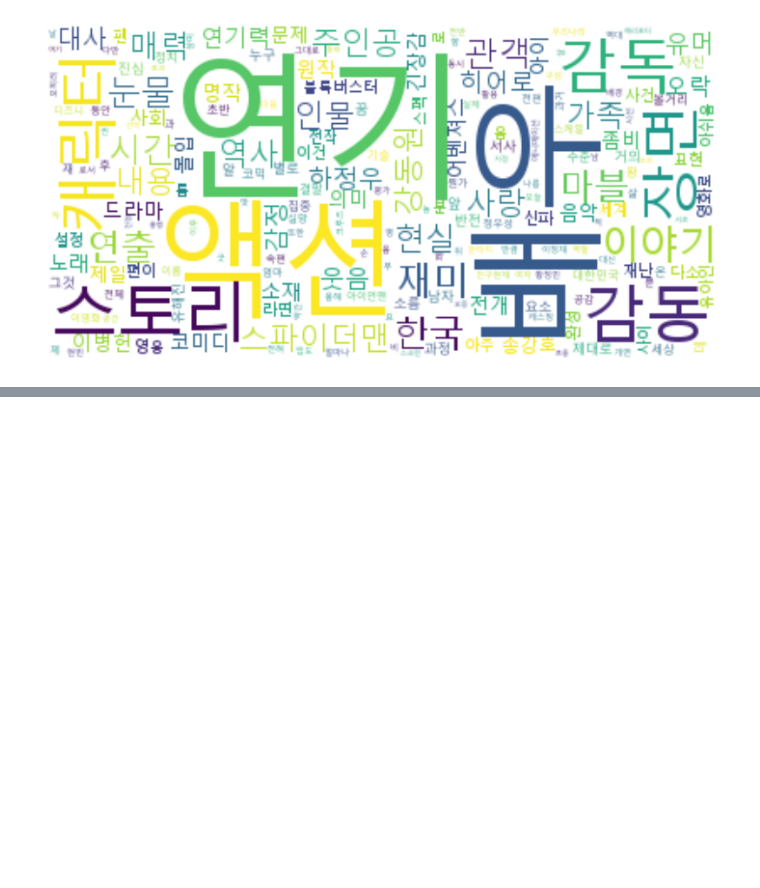
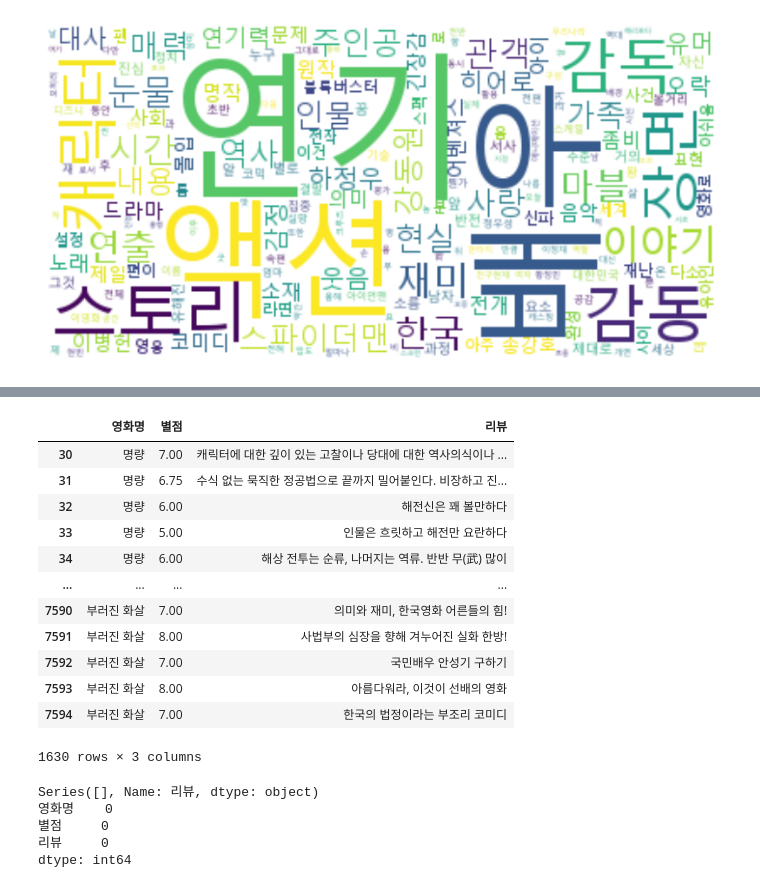
Before and after one commit to wonyounging/1_Project, a Jupyter notebook: 분석_역대 영화 리뷰 워드 클라우드.ipynb, the cells around one changed output, grey strips where cells are left out. Saved outputs shown, nothing was run; the diff lists cells and outputs as text; code cells hidden in the pictures; blank space fills up the shorter version.

```diff
--- a/분석_역대 영화 리뷰 워드 클라우드.ipynb
+++ b/분석_역대 영화 리뷰 워드 클라우드.ipynb
@@ -251,0 +288,29 @@ plt.show()
+# %%
+# 평론가(영화명, 평점, 리뷰)
+critic_msr_list = []
+critic_msr_list = critic_data.iloc[:,[1,6,7]]
+critic_msr_list
+# %% [output]
+|  | 영화명 | 별점 | 리뷰 |
+| 30 | 명량 | 7.00 | 캐릭터에 대한 깊이 있는 고찰이나 당대에 대한 역사의식이나 ... |
+| 31 | 명량 | 6.75 | 수식 없는 묵직한 정공법으로 끝까지 밀어붙인다. 비장하고 진... |
+| 32 | 명량 | 6.00 | 해전신은 꽤 볼만하다 |
+| 33 | 명량 | 5.00 | 인물은 흐릿하고 해전만 요란하다 |
+| 34 | 명량 | 6.00 | 해상 전투는 순류, 나머지는 역류. 반반 무(武) 많이 |
+| ... | ... | ... | ... |
+| 7590 | 부러진 화살 | 7.00 | 의미와 재미, 한국영화 어른들의 힘! |
+| 7591 | 부러진 화살 | 8.00 | 사법부의 심장을 향해 겨누어진 실화 한방! |
+| 7592 | 부러진 화살 | 7.00 | 국민배우 안성기 구하기 |
+| 7593 | 부러진 화살 | 8.00 | 아름다워라, 이것이 선배의 영화 |
+| 7594 | 부러진 화살 | 7.00 | 한국의 법정이라는 부조리 코미디 |
+1630 rows × 3 columns
+# %%
+# 결측치 확인
+print(critic_msr_list['리뷰'][critic_msr_list['리뷰'].isnull()])
+print(critic_msr_list.isnull().sum())
+# %% [output]
+Series([], Name: 리뷰, dtype: object)
+영화명    0
+별점     0
+리뷰     0
+dtype: int64
```
Also changed, not shown: parts of 25 cells of this notebook.
